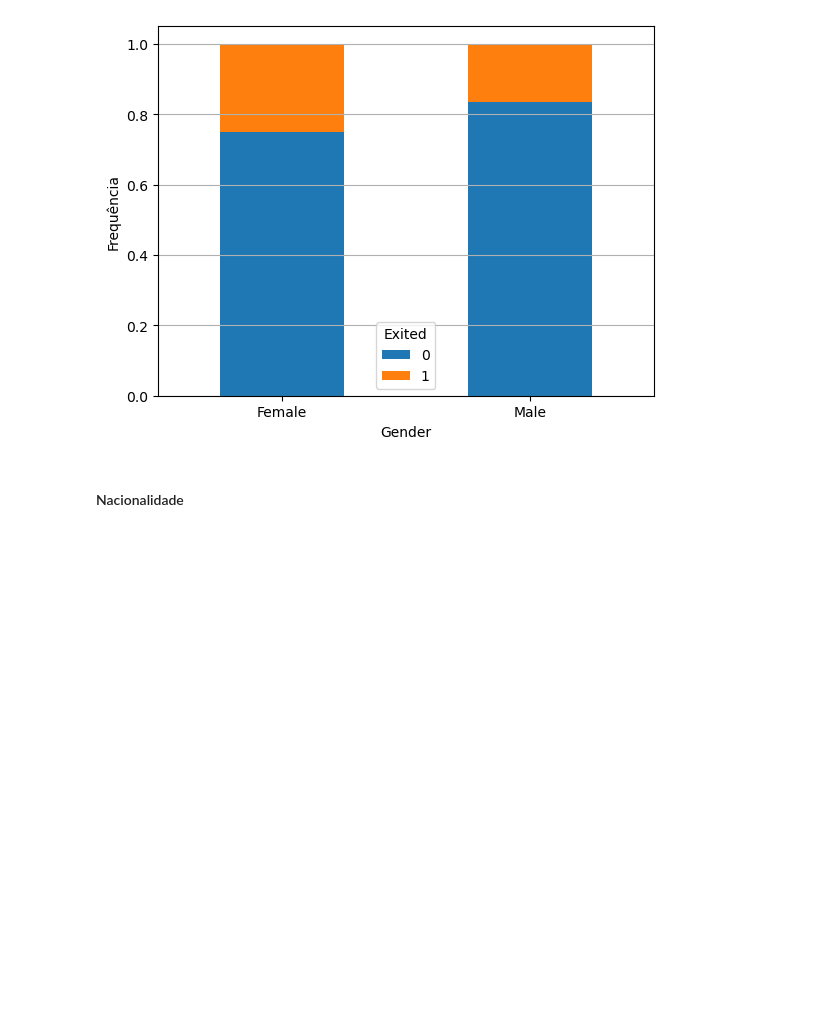
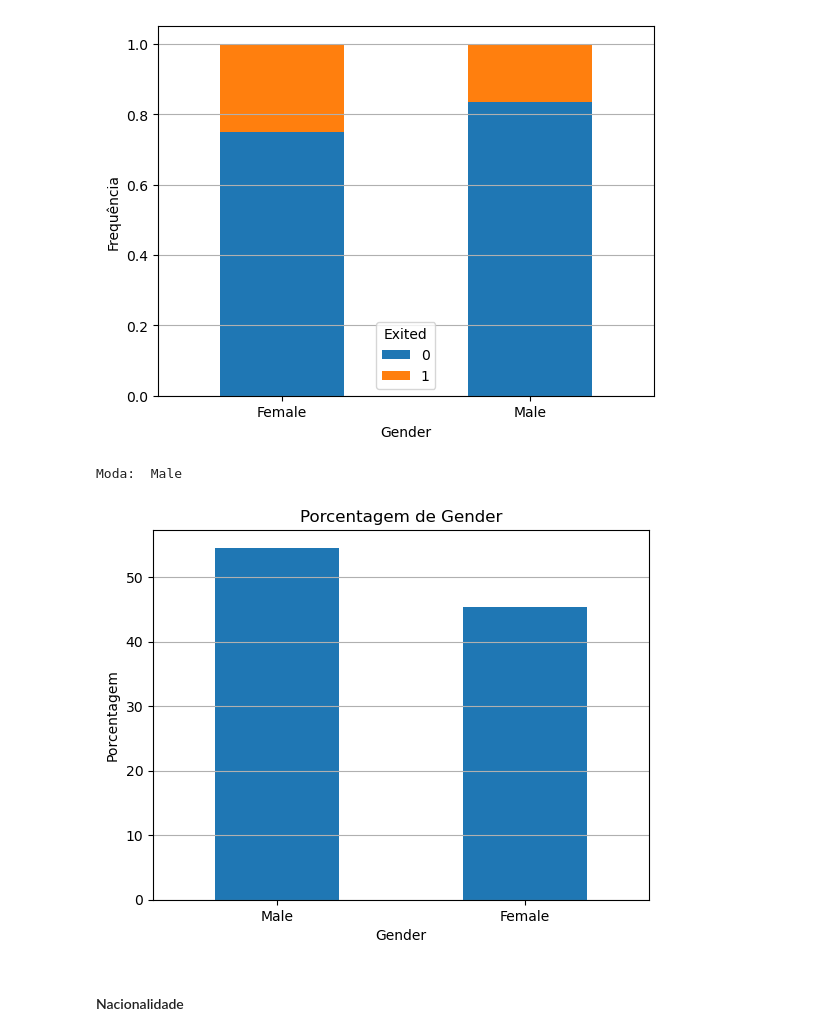
Before and after one commit to joaoboger/Technical-challenge---Churn-prediction--Indicium-, a Jupyter notebook: notebooks/churn_eda_ml.ipynb, the cells around one changed output. Cells and saved outputs as stored; diff of their text form; code cells hidden in the pictures; blank space fills up the shorter version.

```diff
--- a/notebooks/churn_eda_ml.ipynb
+++ b/notebooks/churn_eda_ml.ipynb
@@ -264,6 +413,27 @@ plt.show()
 # %% [output]
 <Figure size 640x480 with 0 Axes>
 [figure]
+# %%
+# Moda
+genderMode = data_abandono_clientes['Gender'].mode()[0]
+print("Moda: ", genderMode)
+
+# Porcentagem
+genderPercent = data_abandono_clientes['Gender'].value_counts(normalize=True) * 100
+genderPercent.plot(kind="bar")
+
+plt.xlabel('Gender')
+plt.ylabel('Porcentagem')
+plt.title('Porcentagem de Gender')
+
+plt.xticks(rotation=0)
+
+plt.grid(axis='y')
+
+plt.show()
+# %% [output]
+Moda:  Male
+[figure, added]
 # %% [markdown]
 #### Nacionalidade
 # %%
```
Also changed, not shown: parts of 50 cells of this notebook.
